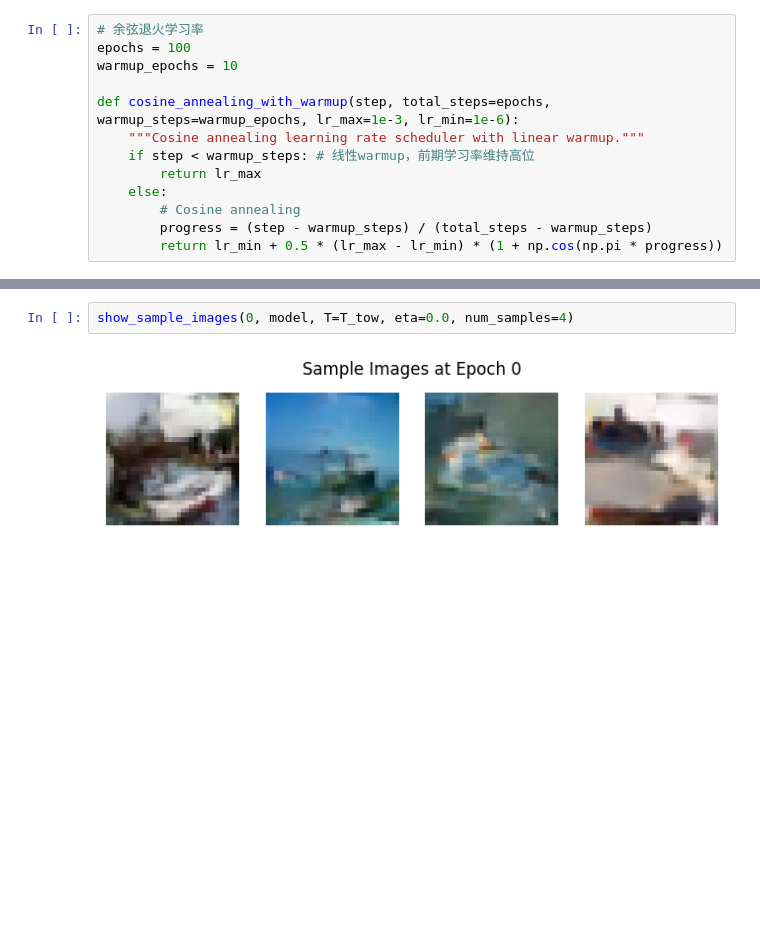
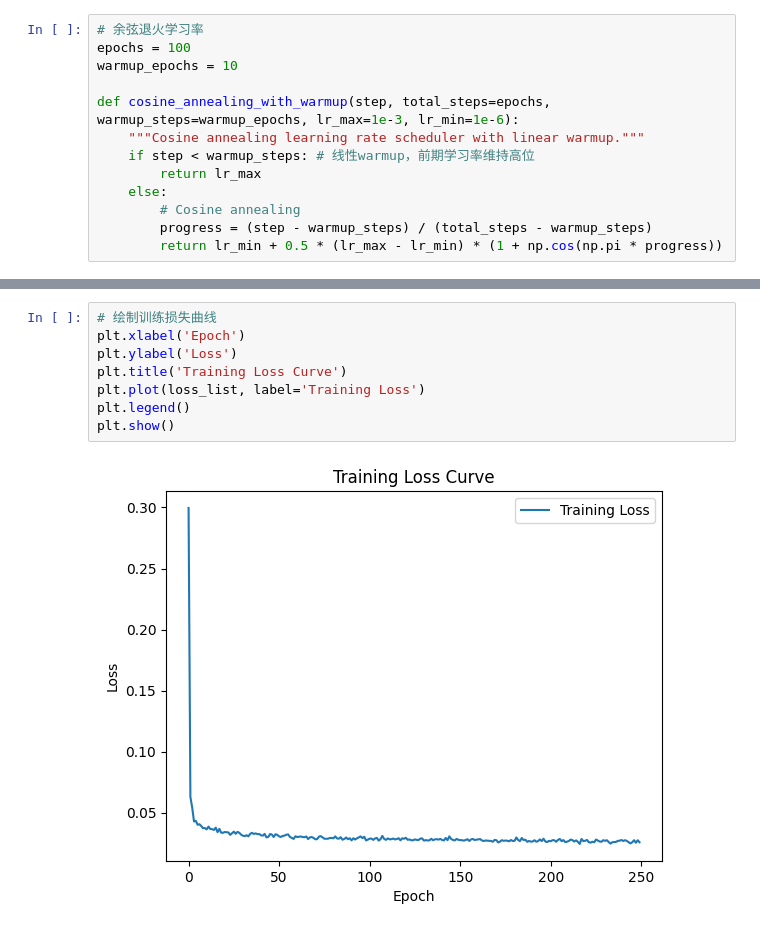
Before and after one commit to kevingao0714/AI-Learning-Notebooks, a Jupyter notebook: DDIM.ipynb, the cells around one changed output, grey strips where cells are left out. Saved outputs shown, nothing was run; the diff lists cells and outputs as text; blank space fills up the shorter version.

```diff
--- a/DDIM.ipynb
+++ b/DDIM.ipynb
@@ -455,4 +479,10 @@ Epoch [100/100], Loss: 0.0284
-# %%
-show_sample_images(0, model, T=T_tow, eta=0.0, num_samples=4)
-# %% [output]
-[figure, removed]
+# %%
+# 绘制训练损失曲线
+plt.xlabel('Epoch')
+plt.ylabel('Loss')
+plt.title('Training Loss Curve')
+plt.plot(loss_list, label='Training Loss')
+plt.legend()
+plt.show()
+# %% [output]
+[figure, added]
```
Also changed, not shown: parts of 4 cells of this notebook.
